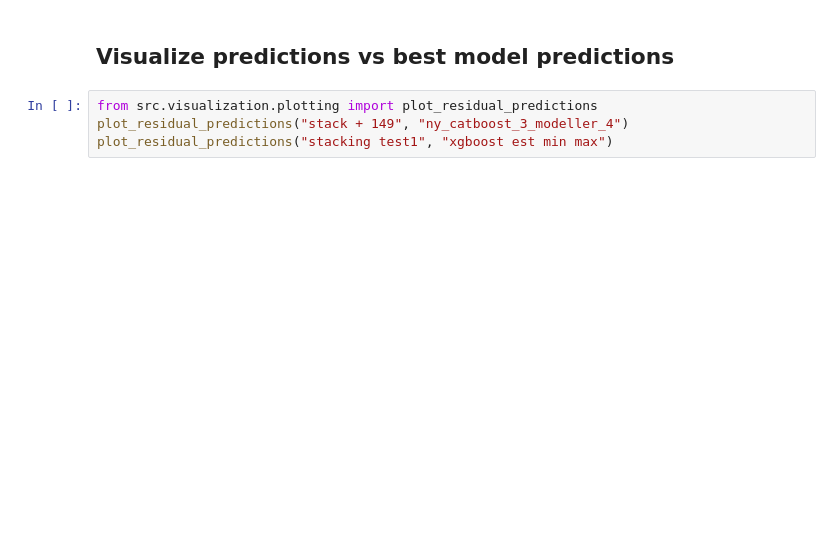
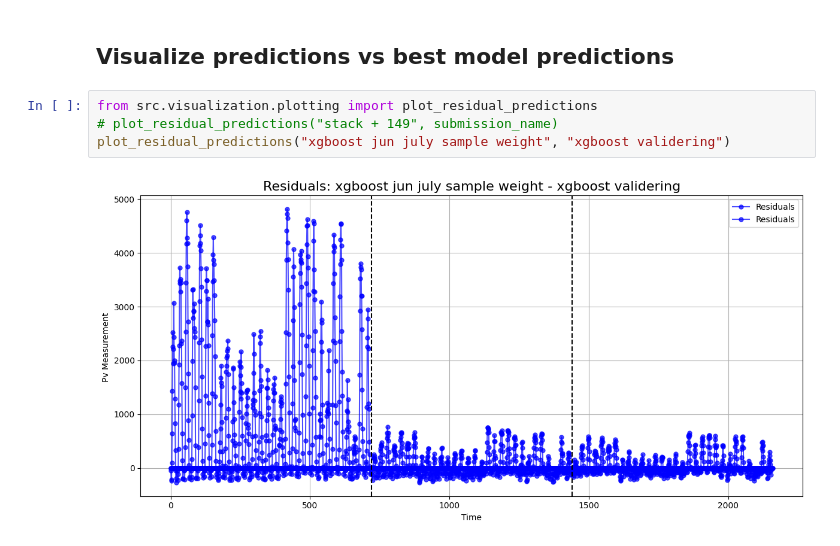
Before and after one commit to SverreNystad/power-predictor, a Jupyter notebook: stacking.ipynb, the cells around one changed output. Drawn from its saved outputs; the diff is of its cells as text; blank space fills up the shorter version.

```diff
--- a/stacking.ipynb
+++ b/stacking.ipynb
@@ -459,5 +553,7 @@ save_predictions(y_predictions, submission_name)
 ## Visualize predictions vs best model predictions
 # %%
 from src.visualization.plotting import plot_residual_predictions
-plot_residual_predictions("stack + 149", "ny_catboost_3_modeller_4")
-plot_residual_predictions("stacking test1", "xgboost est min max")
+# plot_residual_predictions("stack + 149", submission_name)
+plot_residual_predictions("xgboost jun july sample weight", "xgboost validering")
+# %% [output]
+[figure, added]
```
Also changed, not shown: parts of 12 cells of this notebook, 19 other files.
